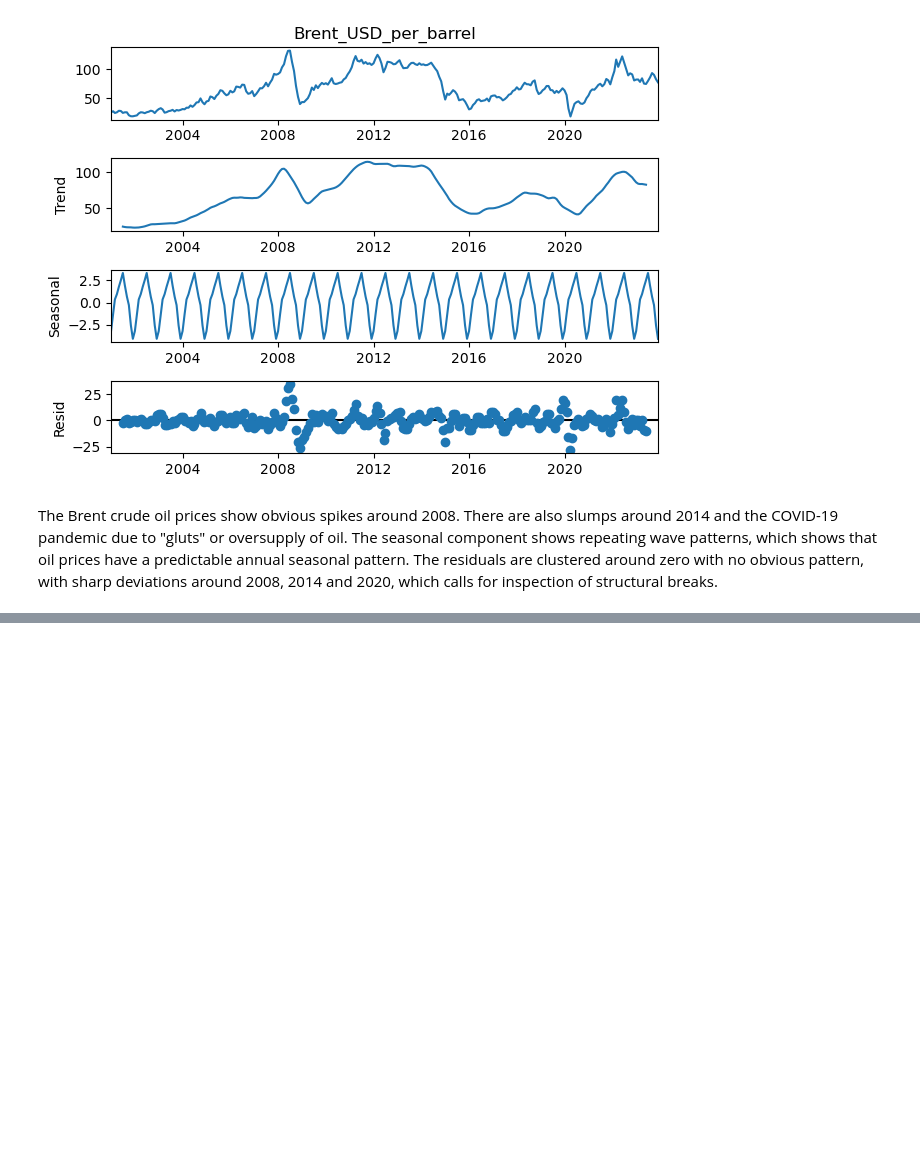
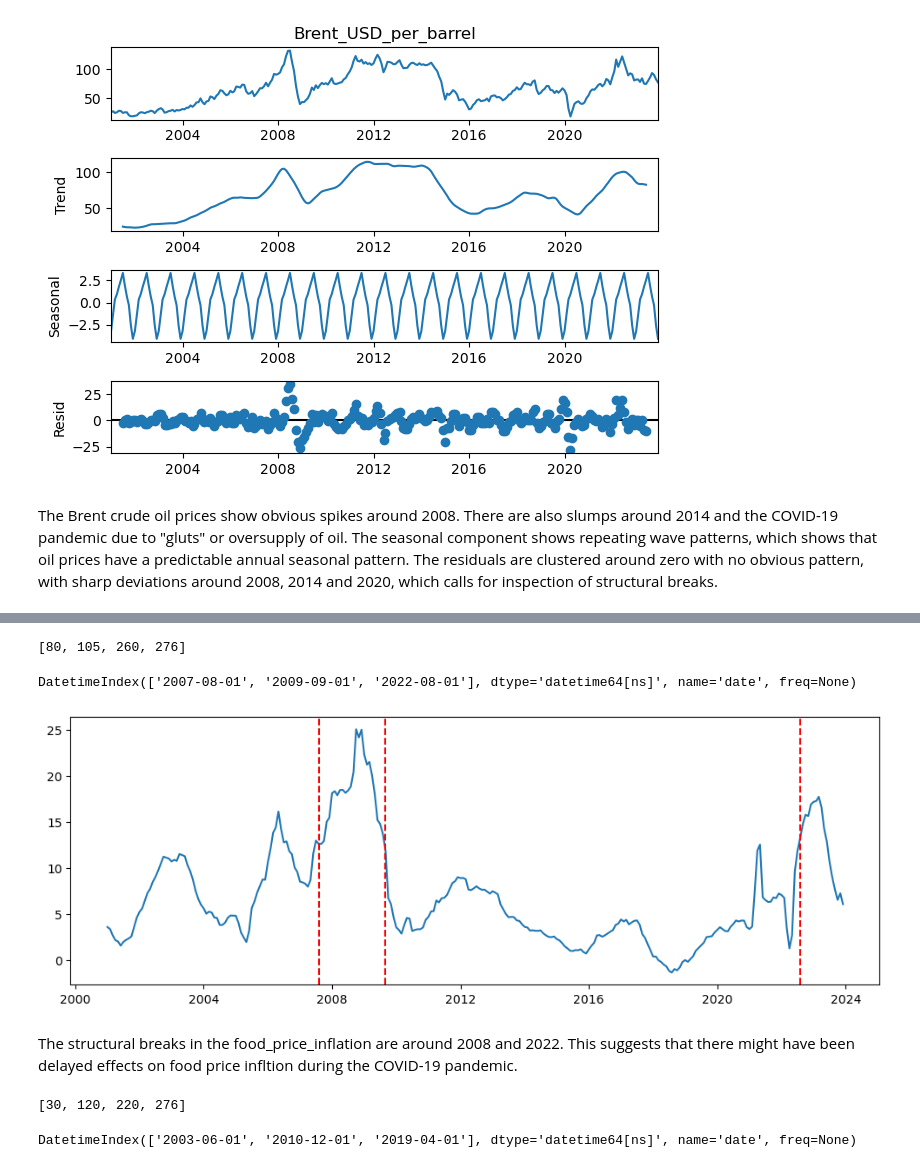
Before and after one commit to GorataB/Hackathon_PolyglotPioneers, a Jupyter notebook: Model_1_Statistical.ipynb, the cells around one changed output, grey strips where cells are left out. Saved outputs shown, nothing was run; the diff lists cells and outputs as text; code cells hidden in the pictures; blank space fills up the shorter version.

Commit message:
Test for structural breaks

```diff
--- a/Model_1_Statistical.ipynb
+++ b/Model_1_Statistical.ipynb
@@ -185,0 +198,63 @@ The Brent crude oil prices show obvious spikes around 2008. There are also slump
+# %%
+import ruptures as rpt
+
+y = prediction_df["food_price_inflation"].values
+
+# Define the model
+model = "l2"  # detects changes in mean
+
+algo = rpt.Binseg(model=model).fit(y)
+
+# Choose number of breaks
+breaks = algo.predict(n_bkps=3)
+
+print(breaks)
+# %% [output]
+[80, 105, 260, 276]
+# %%
+# Check break dates
+break_dates = prediction_df.index[[b - 1 for b in breaks[:-1]]]
+
+print(break_dates)
+# %% [output]
+DatetimeIndex(['2007-08-01', '2009-09-01', '2022-08-01'], dtype='datetime64[ns]', name='date', freq=None)
+# %%
+# Plot break dates
+fig, ax = plt.subplots(figsize=(12, 4))
+
+ax.plot(prediction_df.index, prediction_df["food_price_inflation"])
+
+for b in breaks[:-1]:
+    ax.axvline(
+        prediction_df.index[b - 1],
+        color="red",
+        linestyle="--"
+    )
+
+plt.show()
+# %% [output]
+[figure, added]
+# %% [markdown]
+The structural breaks in the food_price_inflation are around 2008 and 2022. This suggests that there might have been delayed effects on food price infltion during the COVID-19 pandemic.
+# %%
+# Check structural breaks for BDI standard deviation
+y2 = prediction_df["BDI_std"].values
+
+# Define the model
+model_2 = "rbf"  # detects changes in volatility
+
+algo_2 = rpt.Binseg(model=model_2).fit(y2)
+
+# Choose number of breaks
+breaks_2 = algo_2.predict(n_bkps=3)
+
+print(breaks_2)
+# %% [output]
+[30, 120, 220, 276]
+# %%
+# Check break dates
+break_dates_2 = prediction_df.index[[b - 1 for b in breaks_2[:-1]]]
+
+print(break_dates_2)
+# %% [output]
+DatetimeIndex(['2003-06-01', '2010-12-01', '2019-04-01'], dtype='datetime64[ns]', name='date', freq=None)
```
Also changed, not shown: parts of 16 cells of this notebook.
